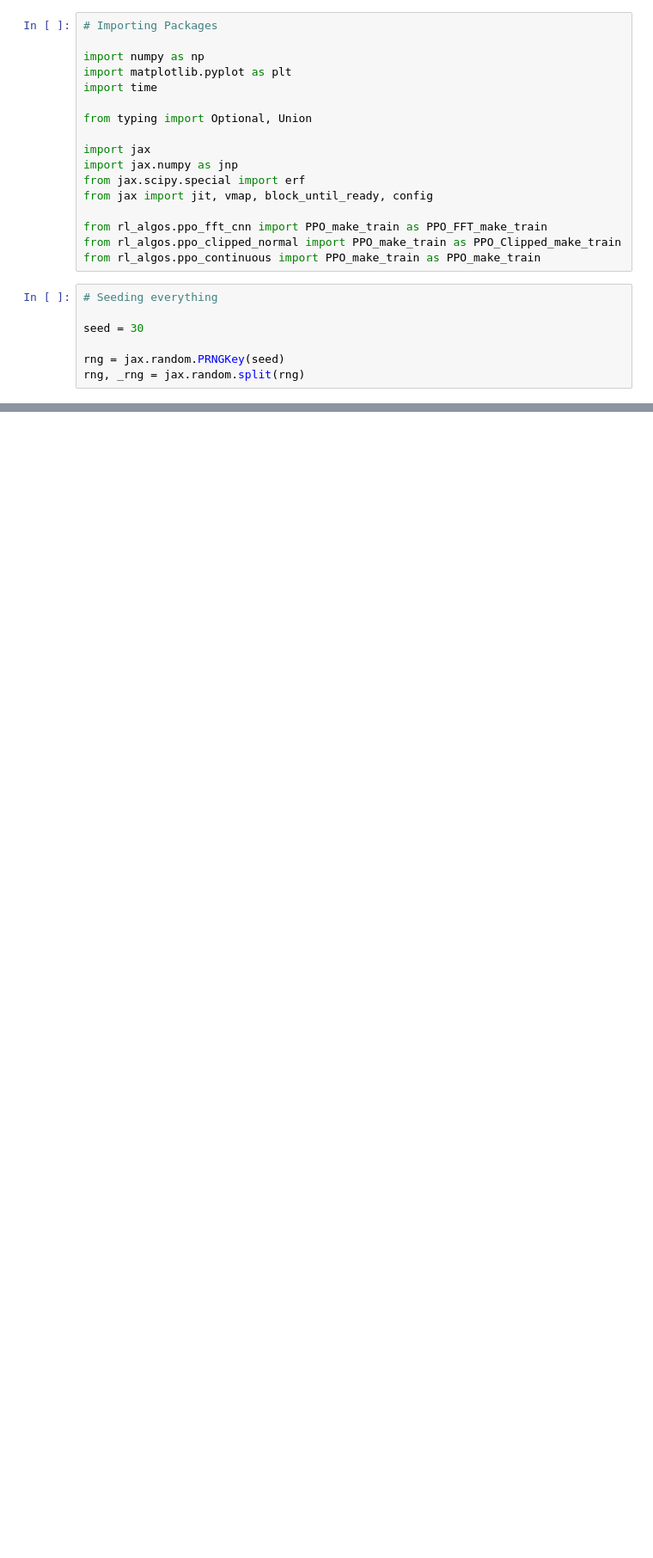
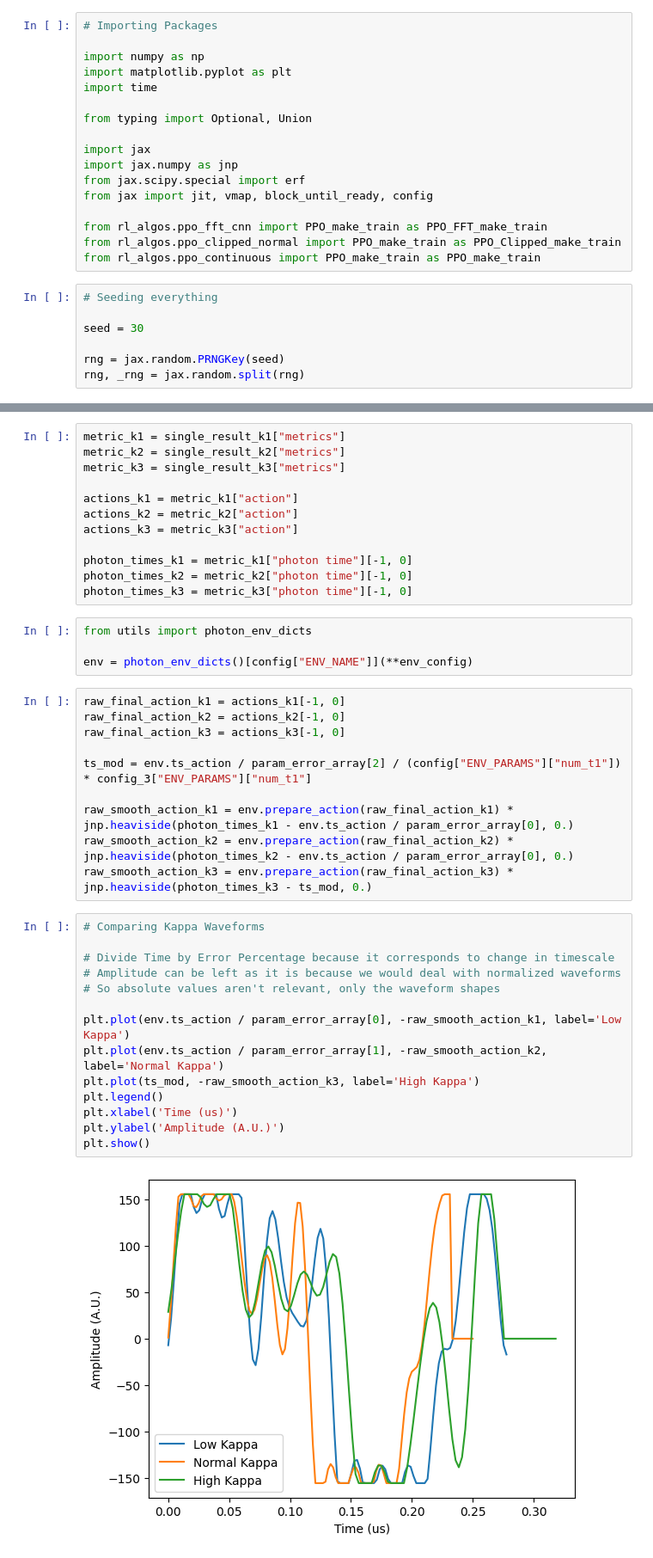
Before and after one commit to AnikenC/ReadoutWithRL, a Jupyter notebook: readoutWithRL/MLControl/fig4_stability.ipynb, the cells around one changed output, grey strips where cells are left out. Shown at 86% size. Cells and saved outputs as stored; diff of their text form; blank space fills up the shorter version.

```diff
--- a/readoutWithRL/MLControl/fig4_stability.ipynb
+++ b/readoutWithRL/MLControl/fig4_stability.ipynb
@@ -114,0 +269,42 @@ Actual Max Photons: 41.40804860100575
+# %%
+metric_k1 = single_result_k1["metrics"]
+metric_k2 = single_result_k2["metrics"]
+metric_k3 = single_result_k3["metrics"]
+
+actions_k1 = metric_k1["action"]
+actions_k2 = metric_k2["action"]
+actions_k3 = metric_k3["action"]
+
+photon_times_k1 = metric_k1["photon time"][-1, 0]
+photon_times_k2 = metric_k2["photon time"][-1, 0]
+photon_times_k3 = metric_k3["photon time"][-1, 0]
+# %%
+from utils import photon_env_dicts
+
+env = photon_env_dicts()[config["ENV_NAME"]](**env_config)
+# %%
+raw_final_action_k1 = actions_k1[-1, 0]
+raw_final_action_k2 = actions_k2[-1, 0]
+raw_final_action_k3 = actions_k3[-1, 0]
+
+ts_mod = env.ts_action / param_error_array[2] / (config["ENV_PARAMS"]["num_t1"]) * config_3["ENV_PARAMS"]["num_t1"]
+
+raw_smooth_action_k1 = env.prepare_action(raw_final_action_k1) * jnp.heaviside(photon_times_k1 - env.ts_action / param_error_array[0], 0.)
+raw_smooth_action_k2 = env.prepare_action(raw_final_action_k2) * jnp.heaviside(photon_times_k2 - env.ts_action / param_error_array[0], 0.)
+raw_smooth_action_k3 = env.prepare_action(raw_final_action_k3) * jnp.heaviside(photon_times_k3 - ts_mod, 0.)
+# %%
+# Comparing Kappa Waveforms
+
+# Divide Time by Error Percentage because it corresponds to change in timescale
+# Amplitude can be left as it is because we would deal with normalized waveforms
+# So absolute values aren't relevant, only the waveform shapes
+
+plt.plot(env.ts_action / param_error_array[0], -raw_smooth_action_k1, label='Low Kappa')
+plt.plot(env.ts_action / param_error_array[1], -raw_smooth_action_k2, label='Normal Kappa')
+plt.plot(ts_mod, -raw_smooth_action_k3, label='High Kappa')
+plt.legend()
+plt.xlabel('Time (us)')
+plt.ylabel('Amplitude (A.U.)')
+plt.show()
+# %% [output]
+[figure, added]
```
Also changed, not shown: parts of 18 cells of this notebook, 5 other files.
